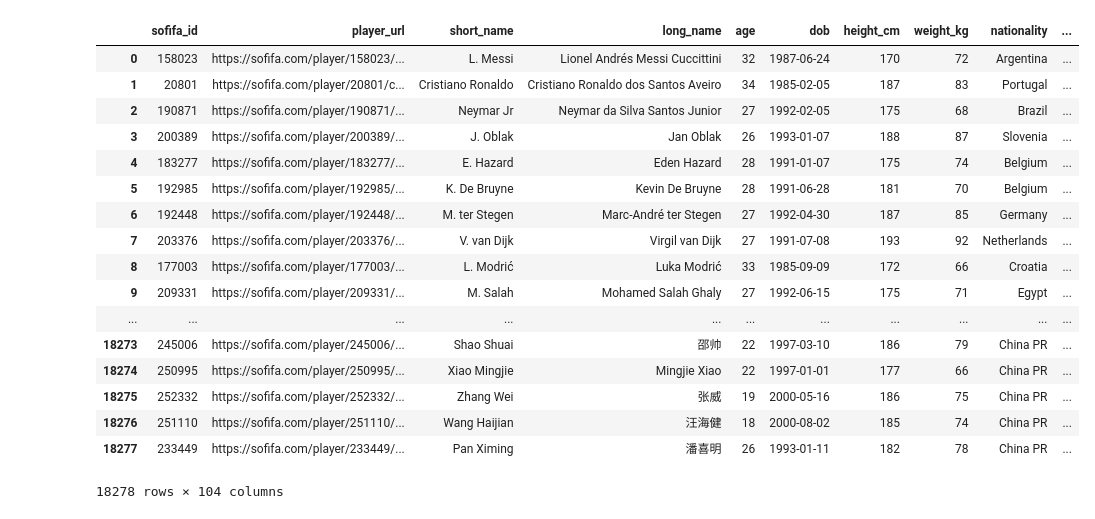
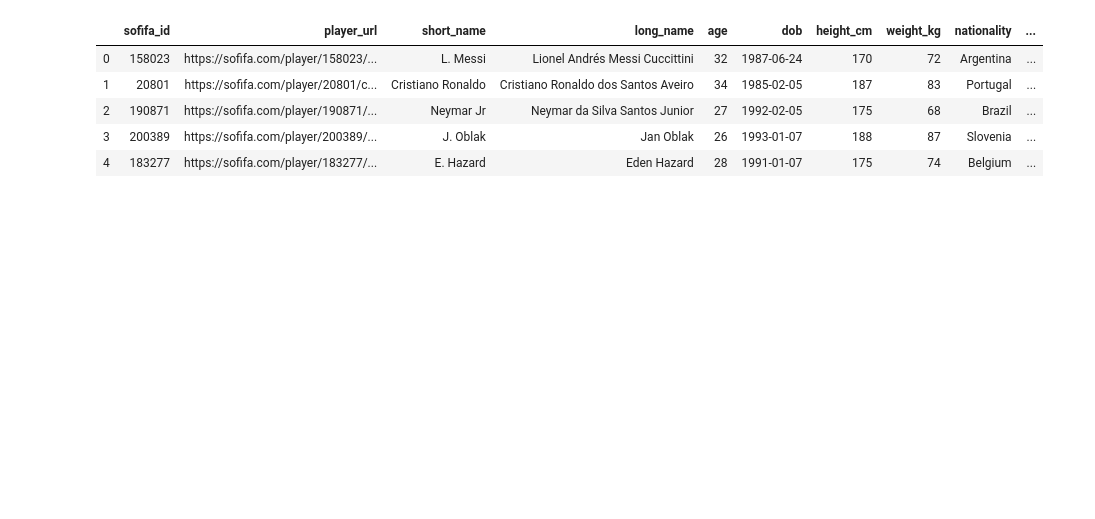
Before and after one commit to Nishant2415/Machine-Learning, a Jupyter notebook: College/PracticalML.ipynb, the cells around one changed output. Cells and saved outputs as stored; diff of their text form; code cells hidden in the pictures; blank space fills up the shorter version.

```diff
--- a/College/PracticalML.ipynb
+++ b/College/PracticalML.ipynb
@@ -2,27 +2,16 @@
 import numpy as np
 import pandas as pd
 import matplotlib.pyplot as plt
-pd.set_option('display.max_columns', 100)
+from sklearn.model_selection import KFold
+pd.options.display.max_columns = 105
 # %%
 player = pd.read_csv('https://raw.githubusercontent.com/Nishant2415/Machine-Learning/master/Dataset/players_20.csv')
 # %%
-player
+player.head()
 # %% [output]
 |  | sofifa_id | player_url | short_name | long_name | age | dob | height_cm | weight_kg | nationality | ... |
 | 0 | 158023 | https://sofifa.com/player/158023/... | L. Messi | Lionel Andrés Messi Cuccittini | 32 | 1987-06-24 | 170 | 72 | Argentina | ... |
 | 1 | 20801 | https://sofifa.com/player/20801/c... | Cristiano Ronaldo | Cristiano Ronaldo dos Santos Aveiro | 34 | 1985-02-05 | 187 | 83 | Portugal | ... |
 | 2 | 190871 | https://sofifa.com/player/190871/... | Neymar Jr | Neymar da Silva Santos Junior | 27 | 1992-02-05 | 175 | 68 | Brazil | ... |
 | 3 | 200389 | https://sofifa.com/player/200389/... | J. Oblak | Jan Oblak | 26 | 1993-01-07 | 188 | 87 | Slovenia | ... |
 | 4 | 183277 | https://sofifa.com/player/183277/... | E. Hazard | Eden Hazard | 28 | 1991-01-07 | 175 | 74 | Belgium | ... |
-| 5 | 192985 | https://sofifa.com/player/192985/... | K. De Bruyne | Kevin De Bruyne | 28 | 1991-06-28 | 181 | 70 | Belgium | ... |
-| 6 | 192448 | https://sofifa.com/player/192448/... | M. ter Stegen | Marc-André ter Stegen | 27 | 1992-04-30 | 187 | 85 | Germany | ... |
-| 7 | 203376 | https://sofifa.com/player/203376/... | V. van Dijk | Virgil van Dijk | 27 | 1991-07-08 | 193 | 92 | Netherlands | ... |
-| 8 | 177003 | https://sofifa.com/player/177003/... | L. Modrić | Luka Modrić | 33 | 1985-09-09 | 172 | 66 | Croatia | ... |
-| 9 | 209331 | https://sofifa.com/player/209331/... | M. Salah | Mohamed Salah Ghaly | 27 | 1992-06-15 | 175 | 71 | Egypt | ... |
-| ... | ... | ... | ... | ... | ... | ... | ... | ... | ... | ... |
-| 18273 | 245006 | https://sofifa.com/player/245006/... | Shao Shuai | 邵帅 | 22 | 1997-03-10 | 186 | 79 | China PR | ... |
-| 18274 | 250995 | https://sofifa.com/player/250995/... | Xiao Mingjie | Mingjie Xiao | 22 | 1997-01-01 | 177 | 66 | China PR | ... |
-| 18275 | 252332 | https://sofifa.com/player/252332/... | Zhang Wei | 张威 | 19 | 2000-05-16 | 186 | 75 | China PR | ... |
-| 18276 | 251110 | https://sofifa.com/player/251110/... | Wang Haijian | 汪海健 | 18 | 2000-08-02 | 185 | 74 | China PR | ... |
-| 18277 | 233449 | https://sofifa.com/player/233449/... | Pan Ximing | 潘喜明 | 26 | 1993-01-11 | 182 | 78 | China PR | ... |
-18278 rows × 104 columns
```
Also changed, not shown: parts of 9 cells of this notebook.
